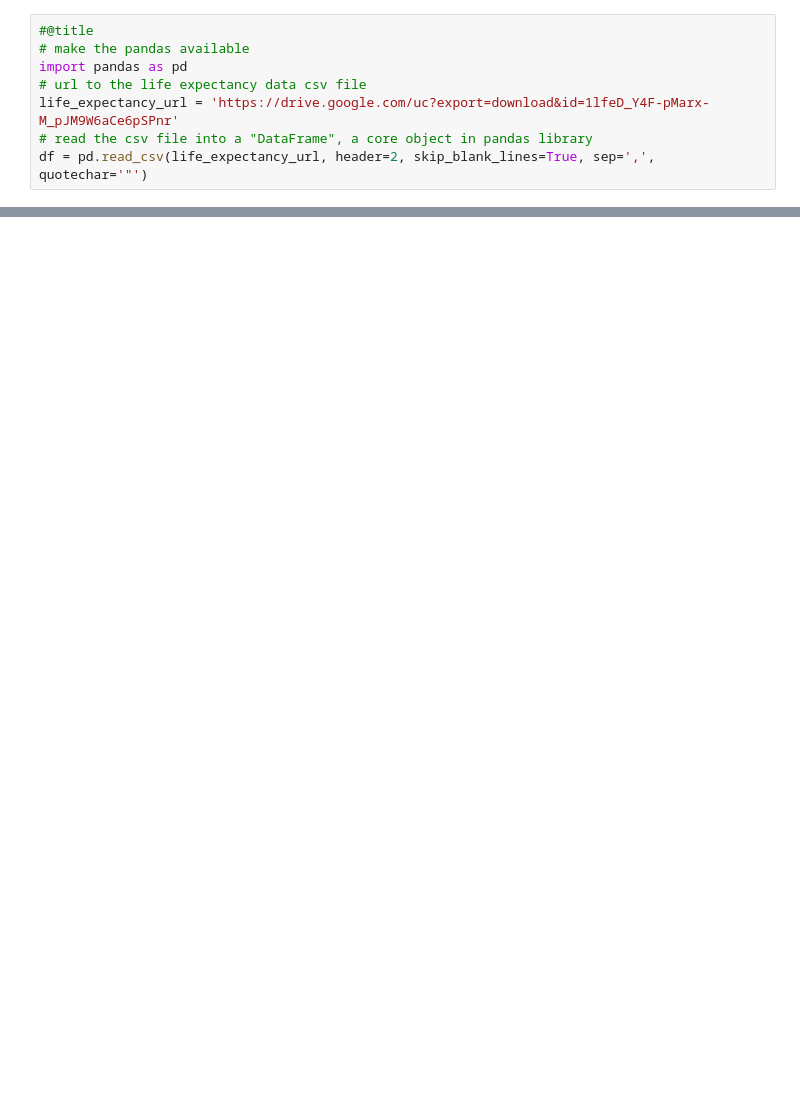
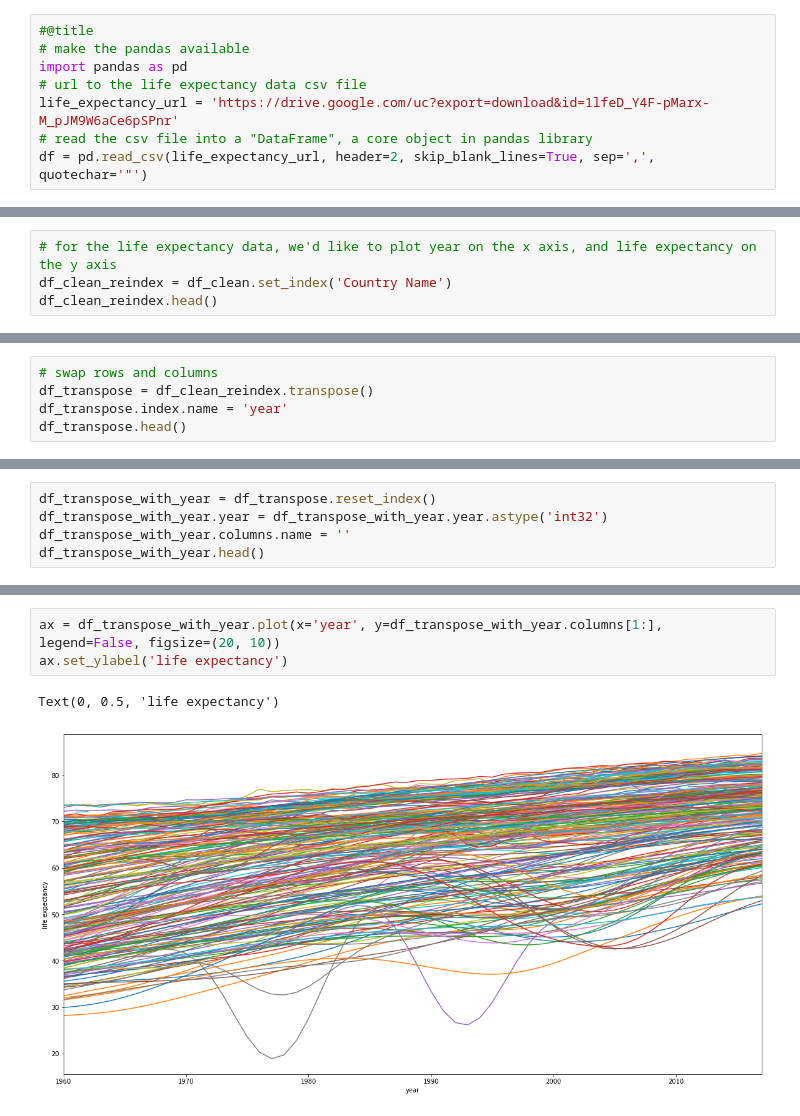
Before and after one commit to muyezhu/connectome, a Jupyter notebook: cic_skills_pandas.ipynb, the cells around one changed output, grey strips where cells are left out. Cells and saved outputs as stored; diff of their text form; blank space fills up the shorter version.

```diff
--- a/cic_skills_pandas.ipynb
+++ b/cic_skills_pandas.ipynb
@@ -216,0 +288,4 @@ df_rwanda.plot(x='year', y='life expectancy')
+# %%
+# for the life expectancy data, we'd like to plot year on the x axis, and life expectancy on the y axis
+df_clean_reindex = df_clean.set_index('Country Name')
+df_clean_reindex.head()
@@ -216,0 +301,5 @@ df_rwanda.plot(x='year', y='life expectancy')
+# %%
+# swap rows and columns
+df_transpose = df_clean_reindex.transpose()
+df_transpose.index.name = 'year'
+df_transpose.head()
@@ -216,0 +315,5 @@ df_rwanda.plot(x='year', y='life expectancy')
+# %%
+df_transpose_with_year = df_transpose.reset_index()
+df_transpose_with_year.year = df_transpose_with_year.year.astype('int32')
+df_transpose_with_year.columns.name = ''
+df_transpose_with_year.head()
@@ -216,0 +328,6 @@ df_rwanda.plot(x='year', y='life expectancy')
+# %%
+ax = df_transpose_with_year.plot(x='year', y=df_transpose_with_year.columns[1:], legend=False, figsize=(20, 10))
+ax.set_ylabel('life expectancy')
+# %% [output]
+Text(0, 0.5, 'life expectancy')
+[figure, added]
```
Also changed, not shown: parts of 63 cells of this notebook.
